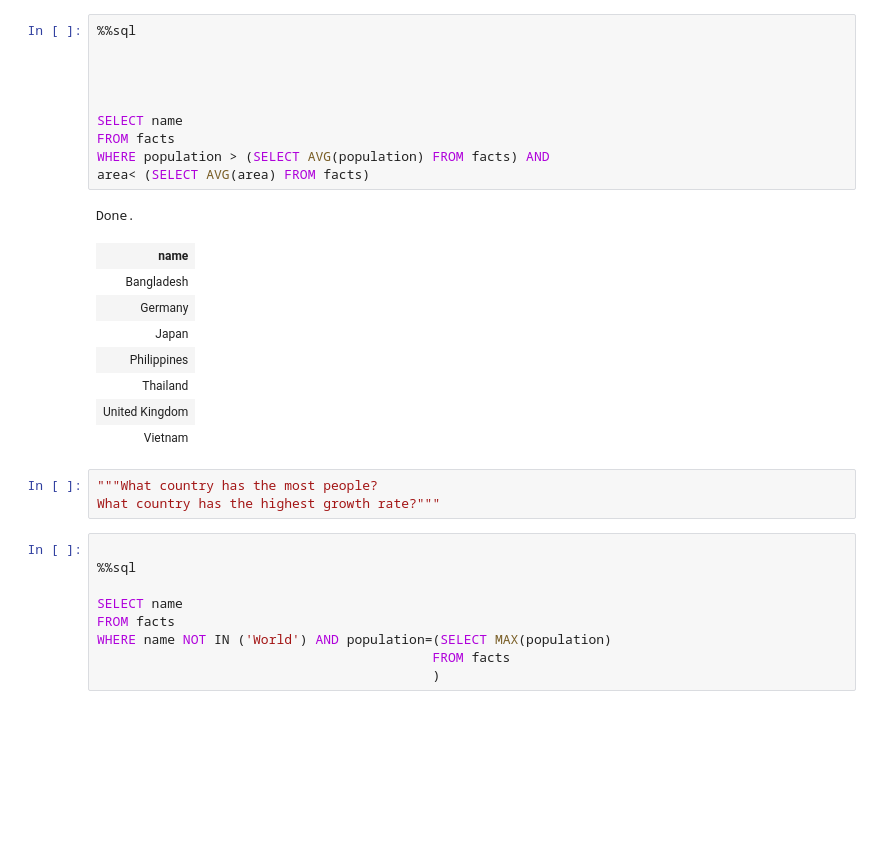
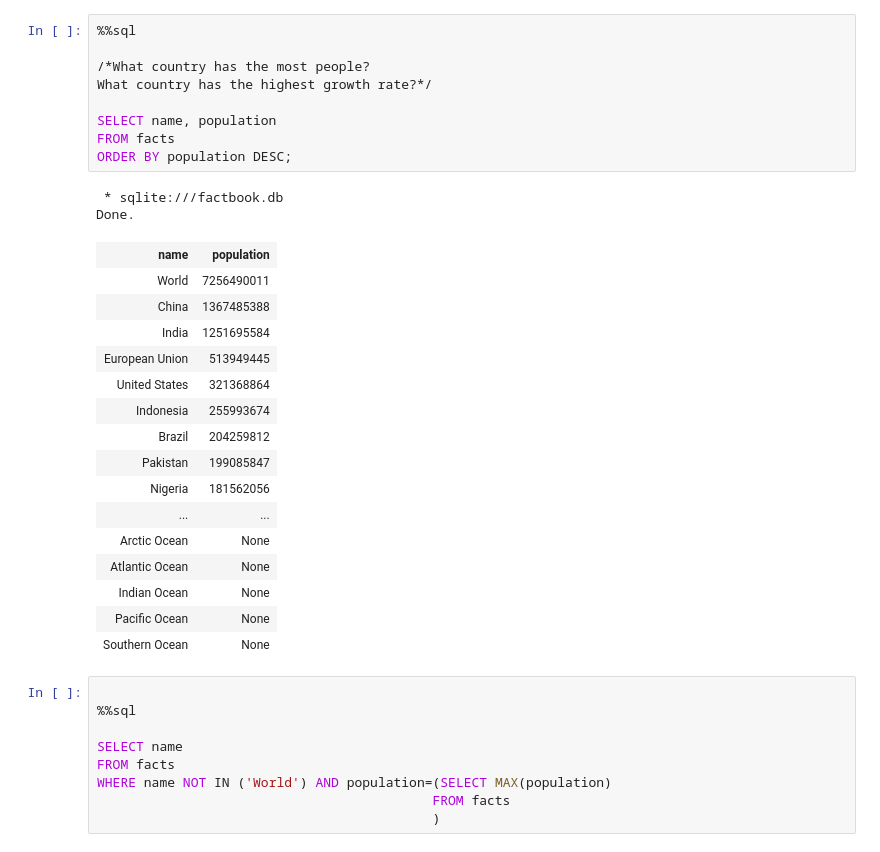
Before and after one commit to Justus-coded/SQL-Projects, a Jupyter notebook: Analyzing CIA Factbook Data/Basics1.ipynb, the cells around one changed output. Saved outputs shown, nothing was run; the diff lists cells and outputs as text; blank space fills up the shorter version.

```diff
--- a/Analyzing CIA Factbook Data/Basics1.ipynb
+++ b/Analyzing CIA Factbook Data/Basics1.ipynb
@@ -127,26 +160,31 @@ The area is below average."""
-# %%
-%%sql
-
-
-
-
-SELECT name
-FROM facts
-WHERE population > (SELECT AVG(population) FROM facts) AND
-area< (SELECT AVG(area) FROM facts)
-# %% [output]
-Done.
-| name |
-| Bangladesh |
-| Germany |
-| Japan |
-| Philippines |
-| Thailand |
-| United Kingdom |
-| Vietnam |
 # %%
-"""What country has the most people?
-What country has the highest growth rate?"""
+%%sql
+
+/*What country has the most people?
+What country has the highest growth rate?*/
+
+SELECT name, population
+FROM facts
+ORDER BY population DESC;
+# %% [output]
+ * sqlite:///factbook.db
+Done.
+| name | population |
+| World | 7256490011 |
+| China | 1367485388 |
+| India | 1251695584 |
+| European Union | 513949445 |
+| United States | 321368864 |
+| Indonesia | 255993674 |
+| Brazil | 204259812 |
+| Pakistan | 199085847 |
+| Nigeria | 181562056 |
+| ... | ... |
+| Arctic Ocean | None |
+| Atlantic Ocean | None |
+| Indian Ocean | None |
+| Pacific Ocean | None |
+| Southern Ocean | None |
 # %%
 
 %%sql
```
Also changed, not shown: parts of 10 cells of this notebook.
